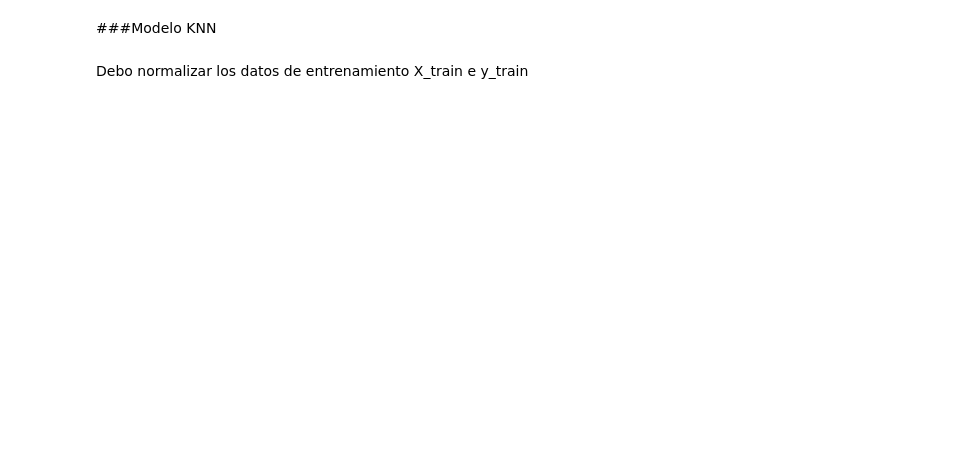
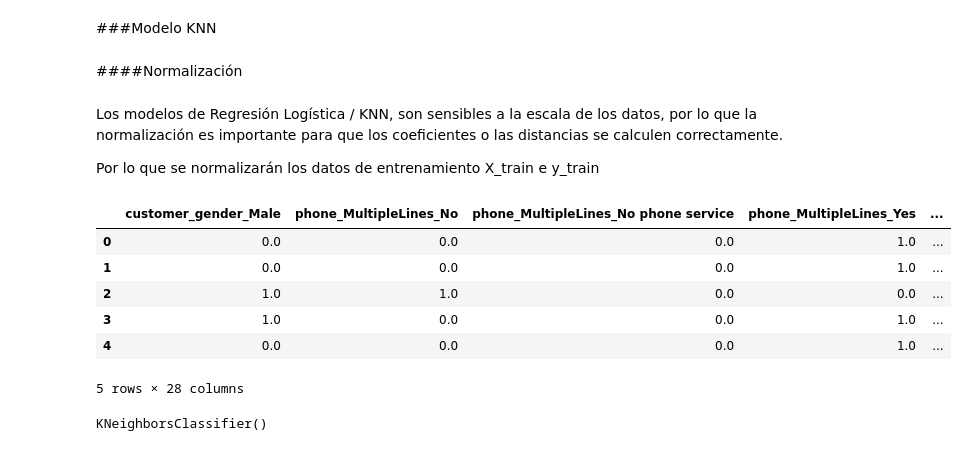
Before and after one commit to Fvargasv/Challenge-Telecom-X-Parte-2, a Jupyter notebook: Telecom_X_parte_2.ipynb, the cells around one changed output. Cells and saved outputs as stored; diff of their text form; code cells hidden in the pictures; blank space fills up the shorter version.

```diff
--- a/Telecom_X_parte_2.ipynb
+++ b/Telecom_X_parte_2.ipynb
@@ -877,4 +875,8 @@ El intervalo de confianza es: [0.7967101099369556,0.8314118414540657]
 # %% [markdown]
 ###Modelo KNN
-# %% [markdown]
-Debo normalizar los datos de entrenamiento X_train e y_train
+# %% [markdown]
+####Normalización
+# %% [markdown]
+Los modelos de Regresión Logística / KNN, son sensibles a la escala de los datos, por lo que la normalización es importante para que los coeficientes o las distancias se calculen correctamente.
+
+Por lo que se normalizarán los datos de entrenamiento X_train e y_train
@@ -880,0 +885,42 @@ Debo normalizar los datos de entrenamiento X_train e y_train
+# %%
+normalizacion = MinMaxScaler()
+X_train_normalizado = normalizacion.fit_transform(X_train) #X_train ya está balanceado
+# %%
+X_train_normalizado = pd.DataFrame(X_train_normalizado)
+X_train_normalizado.columns = ['customer_gender_Male',
+ 'phone_MultipleLines_No',
+ 'phone_MultipleLines_No phone service',
+ 'phone_MultipleLines_Yes',
+ 'internet_InternetService_DSL',
+ 'internet_InternetService_Fiber optic',
+ 'internet_InternetService_No',
+ 'internet_OnlineSecurity_Yes',
+ 'internet_OnlineBackup_Yes',
+ 'internet_DeviceProtection_Yes',
+ 'internet_TechSupport_Yes',
+ 'internet_StreamingTV_Yes',
+ 'internet_StreamingMovies_Yes',
+ 'Contract_Month-to-month',
+ 'Contract_One year',
+ 'Contract_Two year',
+ 'PaymentMethod_Bank transfer (automatic)',
+ 'PaymentMethod_Credit card (automatic)',
+ 'PaymentMethod_Electronic check',
+ 'PaymentMethod_Mailed check',
+ 'customer_SeniorCitizen',
+ 'customer_Partner',
+ 'customer_Dependents',
+ 'customer_tenure',
+ 'phone_PhoneService',
+ 'PaperlessBilling',
+ 'Charges_Total',
+ 'Charges_Dayly']
+X_train_normalizado.head()
+# %% [output]
+|  | customer_gender_Male | phone_MultipleLines_No | phone_MultipleLines_No phone service | phone_MultipleLines_Yes | ... |
+| 0 | 0.0 | 0.0 | 0.0 | 1.0 | ... |
+| 1 | 0.0 | 0.0 | 0.0 | 1.0 | ... |
+| 2 | 1.0 | 1.0 | 0.0 | 0.0 | ... |
+| 3 | 1.0 | 0.0 | 0.0 | 1.0 | ... |
+| 4 | 0.0 | 0.0 | 0.0 | 1.0 | ... |
+5 rows × 28 columns
@@ -880,0 +933,4 @@ Debo normalizar los datos de entrenamiento X_train e y_train
+# %%
+knn.fit(X_train_normalizado, y_train) #y_train no se normaliza porque son 0 y 1
+# %% [output]
+KNeighborsClassifier()
```
Also changed, not shown: parts of 13 cells of this notebook.
